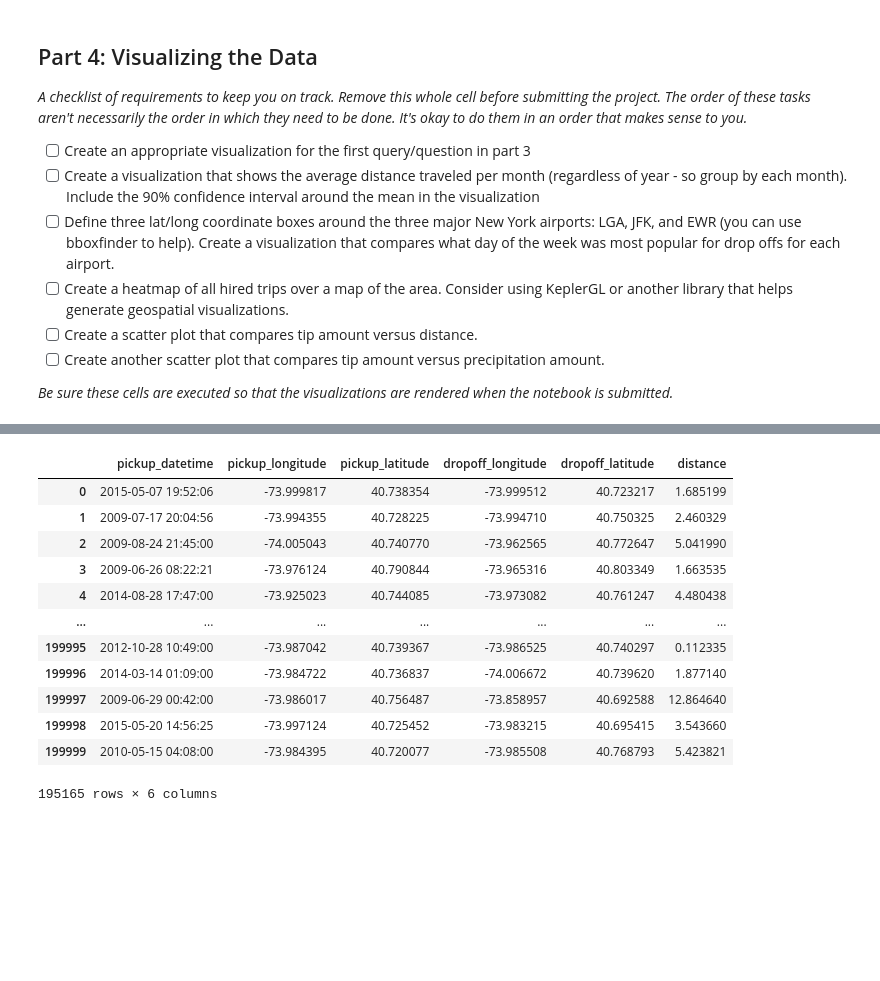
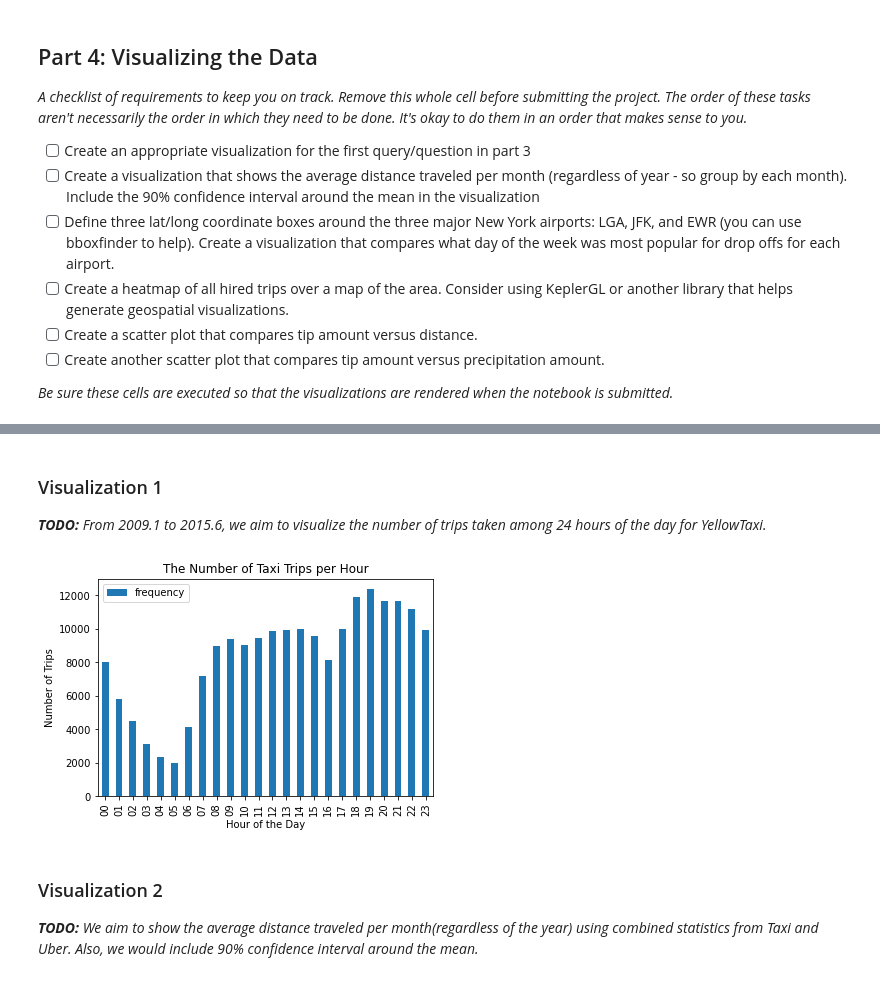
Before and after one commit to Yujdd/4501FP, a Jupyter notebook: Group7_FP.ipynb, the cells around one changed output, grey strips where cells are left out. Saved outputs shown, nothing was run; the diff lists cells and outputs as text; code cells hidden in the pictures; blank space fills up the shorter version.

```diff
--- a/Group7_FP.ipynb
+++ b/Group7_FP.ipynb
@@ -777,16 +695,4 @@ engine.execute(query_avg_distance).fetchall()
-# %%
-uber_data
-# %% [output]
-|  | pickup_datetime | pickup_longitude | pickup_latitude | dropoff_longitude | dropoff_latitude | distance |
-| 0 | 2015-05-07 19:52:06 | -73.999817 | 40.738354 | -73.999512 | 40.723217 | 1.685199 |
-| 1 | 2009-07-17 20:04:56 | -73.994355 | 40.728225 | -73.994710 | 40.750325 | 2.460329 |
-| 2 | 2009-08-24 21:45:00 | -74.005043 | 40.740770 | -73.962565 | 40.772647 | 5.041990 |
-| 3 | 2009-06-26 08:22:21 | -73.976124 | 40.790844 | -73.965316 | 40.803349 | 1.663535 |
-| 4 | 2014-08-28 17:47:00 | -73.925023 | 40.744085 | -73.973082 | 40.761247 | 4.480438 |
-| ... | ... | ... | ... | ... | ... | ... |
-| 199995 | 2012-10-28 10:49:00 | -73.987042 | 40.739367 | -73.986525 | 40.740297 | 0.112335 |
-| 199996 | 2014-03-14 01:09:00 | -73.984722 | 40.736837 | -74.006672 | 40.739620 | 1.877140 |
-| 199997 | 2009-06-29 00:42:00 | -73.986017 | 40.756487 | -73.858957 | 40.692588 | 12.864640 |
-| 199998 | 2015-05-20 14:56:25 | -73.997124 | 40.725452 | -73.983215 | 40.695415 | 3.543660 |
-| 199999 | 2010-05-15 04:08:00 | -73.984395 | 40.720077 | -73.985508 | 40.768793 | 5.423821 |
-195165 rows × 6 columns
+# %% [markdown]
+### Visualization 1
+
+_**TODO:** From 2009.1 to 2015.6, we aim to visualize the number of trips taken among 24 hours of the day for YellowTaxi._
@@ -792,0 +715,9 @@ uber_data
+# %%
+taxi_trips_dataframe = get_data_for_taxi_trips()
+plot_taxi_trips(taxi_trips_dataframe)
+# %% [output]
+[figure, added]
+# %% [markdown]
+### Visualization 2
+
+_**TODO:** We aim to show the average distance traveled per month(regardless of the year) using combined statistics from Taxi and Uber. Also, we would include 90% confidence interval around the mean._
```
Also changed, not shown: parts of 64 cells of this notebook.
